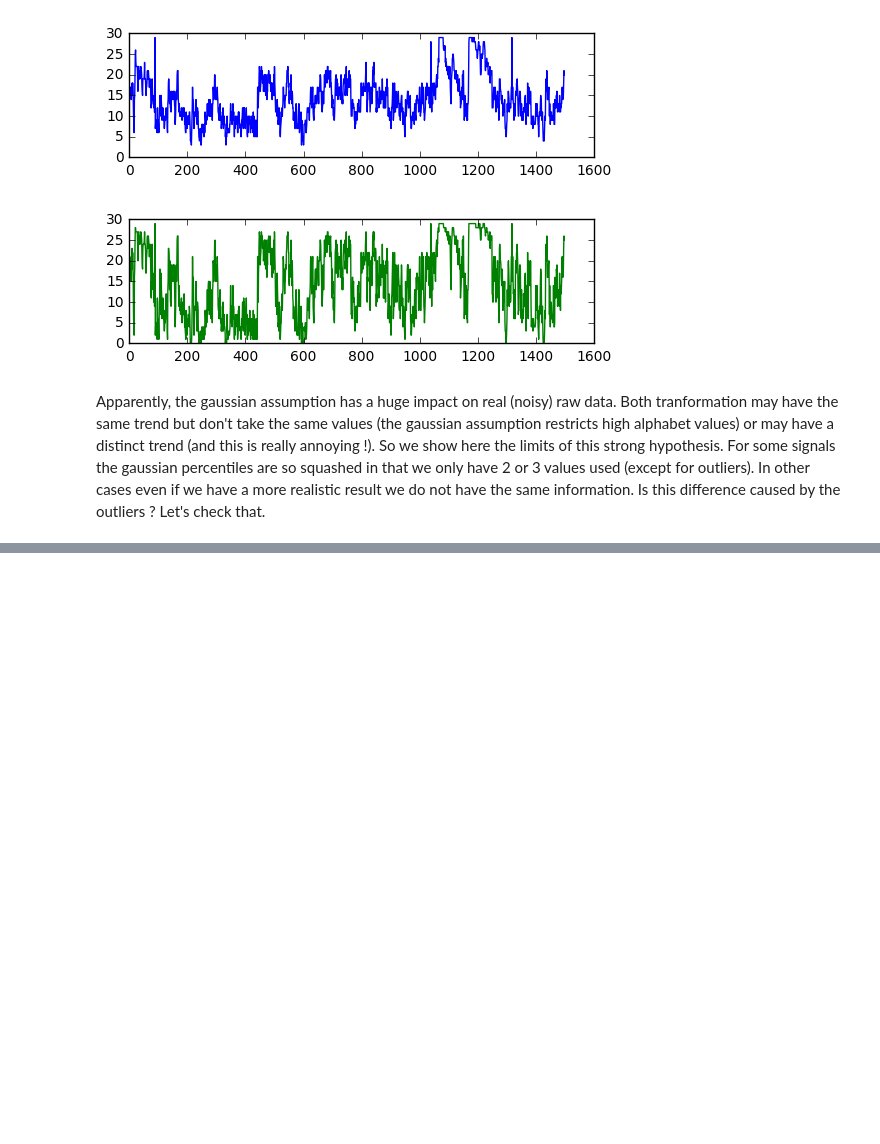
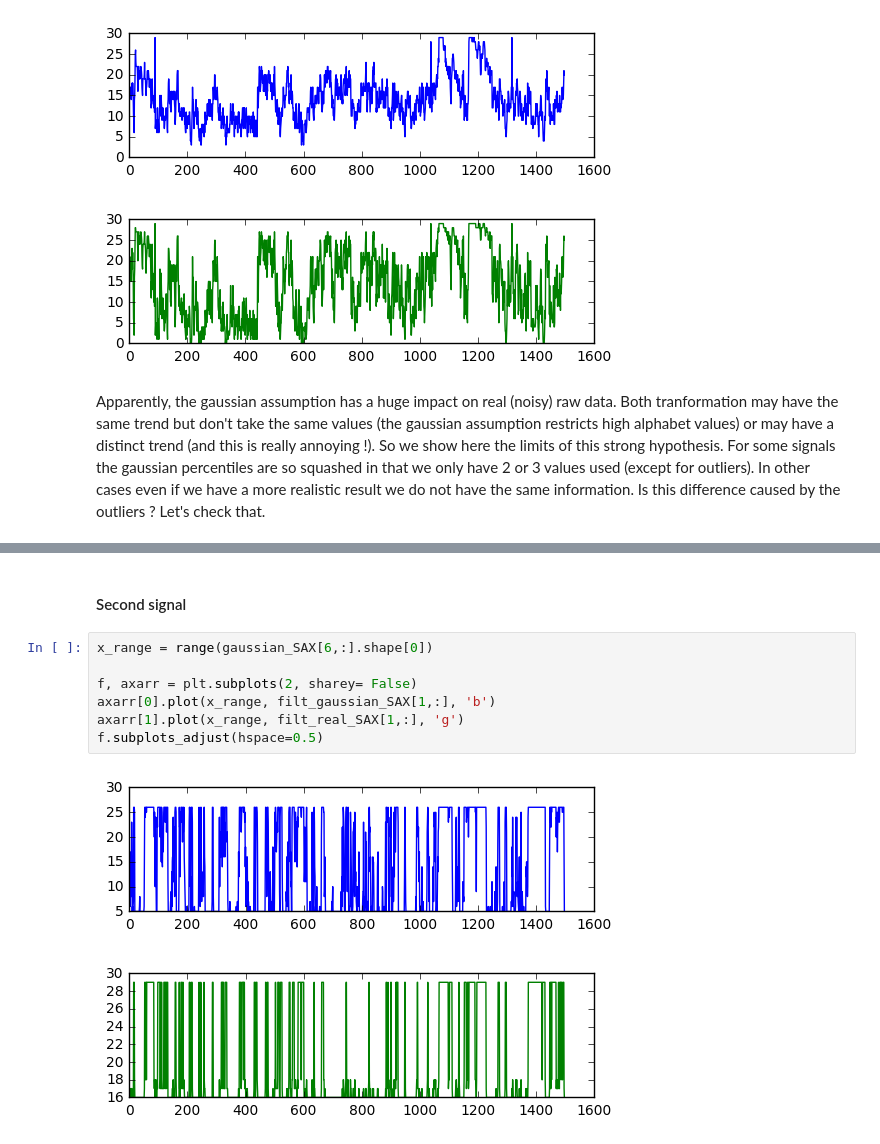
Before and after one commit to TimeSeriesAnalysis/EEGAnalysis, a Jupyter notebook: ipnb/Static SAX tutorial.ipynb, the cells around one changed output, grey strips where cells are left out. Drawn from its saved outputs; the diff is of its cells as text; blank space fills up the shorter version.

```diff
--- a/ipnb/Static SAX tutorial.ipynb
+++ b/ipnb/Static SAX tutorial.ipynb
@@ -259,0 +312,11 @@ Is this difference caused by the outliers ? Let's check that.
+# %% [markdown]
+#### Second signal
+# %%
+x_range = range(gaussian_SAX[6,:].shape[0])
+
+f, axarr = plt.subplots(2, sharey= False)
+axarr[0].plot(x_range, filt_gaussian_SAX[1,:], 'b')
+axarr[1].plot(x_range, filt_real_SAX[1,:], 'g')
+f.subplots_adjust(hspace=0.5)
+# %% [output]
+[figure, added]
```
Also changed, not shown: parts of 20 cells of this notebook.
